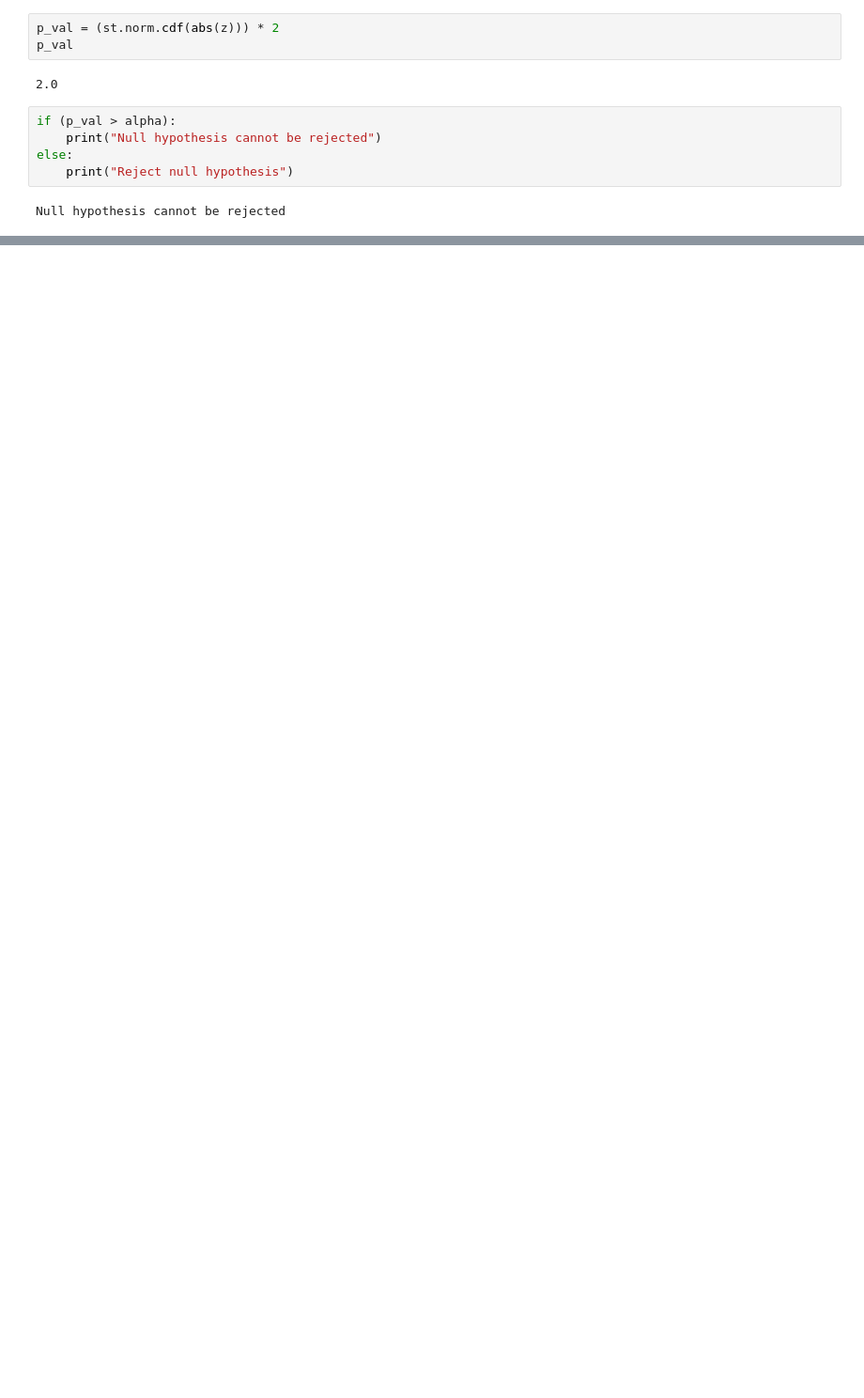
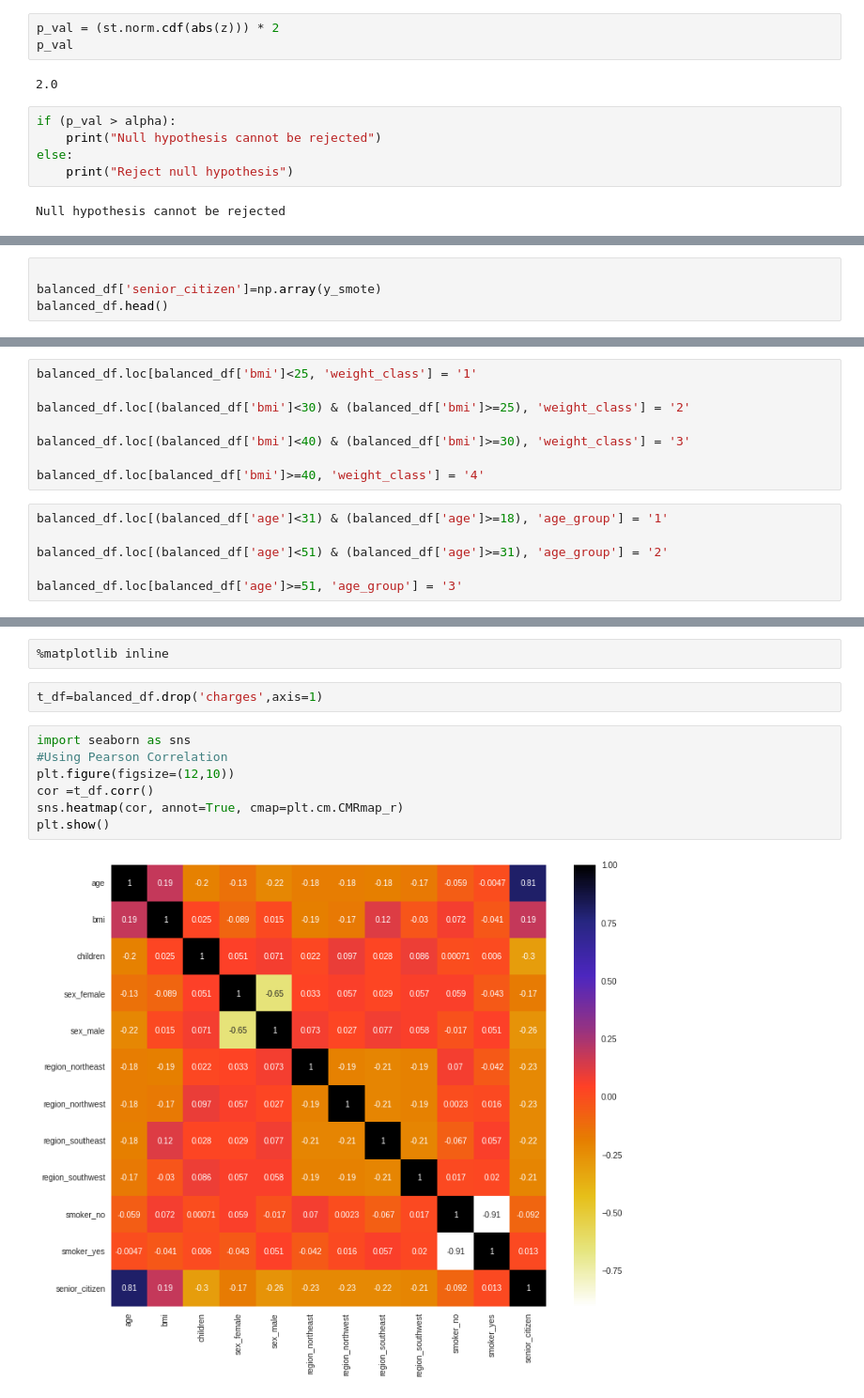
Before and after one commit to Krishnachaithany/Data-Science, a Jupyter notebook: Insurance_Case_Study_final (1).ipynb, the cells around one changed output, grey strips where cells are left out. Shown at 94% size. Saved outputs shown, nothing was run; the diff lists cells and outputs as text; blank space fills up the shorter version.

```diff
--- a/Insurance_Case_Study_final (1).ipynb
+++ b/Insurance_Case_Study_final (1).ipynb
@@ -2012,0 +2100,4 @@ Null hypothesis cannot be rejected
+# %%
+
+balanced_df['senior_citizen']=np.array(y_smote)
+balanced_df.head()
@@ -2012,0 +2111,14 @@ Null hypothesis cannot be rejected
+# %%
+balanced_df.loc[balanced_df['bmi']<25, 'weight_class'] = '1'
+
+balanced_df.loc[(balanced_df['bmi']<30) & (balanced_df['bmi']>=25), 'weight_class'] = '2'
+
+balanced_df.loc[(balanced_df['bmi']<40) & (balanced_df['bmi']>=30), 'weight_class'] = '3'
+
+balanced_df.loc[balanced_df['bmi']>=40, 'weight_class'] = '4'
+# %%
+balanced_df.loc[(balanced_df['age']<31) & (balanced_df['age']>=18), 'age_group'] = '1'
+
+balanced_df.loc[(balanced_df['age']<51) & (balanced_df['age']>=31), 'age_group'] = '2'
+
+balanced_df.loc[balanced_df['age']>=51, 'age_group'] = '3'
@@ -2012,0 +2147,13 @@ Null hypothesis cannot be rejected
+# %%
+%matplotlib inline
+# %%
+t_df=balanced_df.drop('charges',axis=1)
+# %%
+import seaborn as sns
+#Using Pearson Correlation
+plt.figure(figsize=(12,10))
+cor =t_df.corr()
+sns.heatmap(cor, annot=True, cmap=plt.cm.CMRmap_r)
+plt.show()
+# %% [output]
+[figure, added]
```
Also changed, not shown: parts of 37 cells of this notebook.
